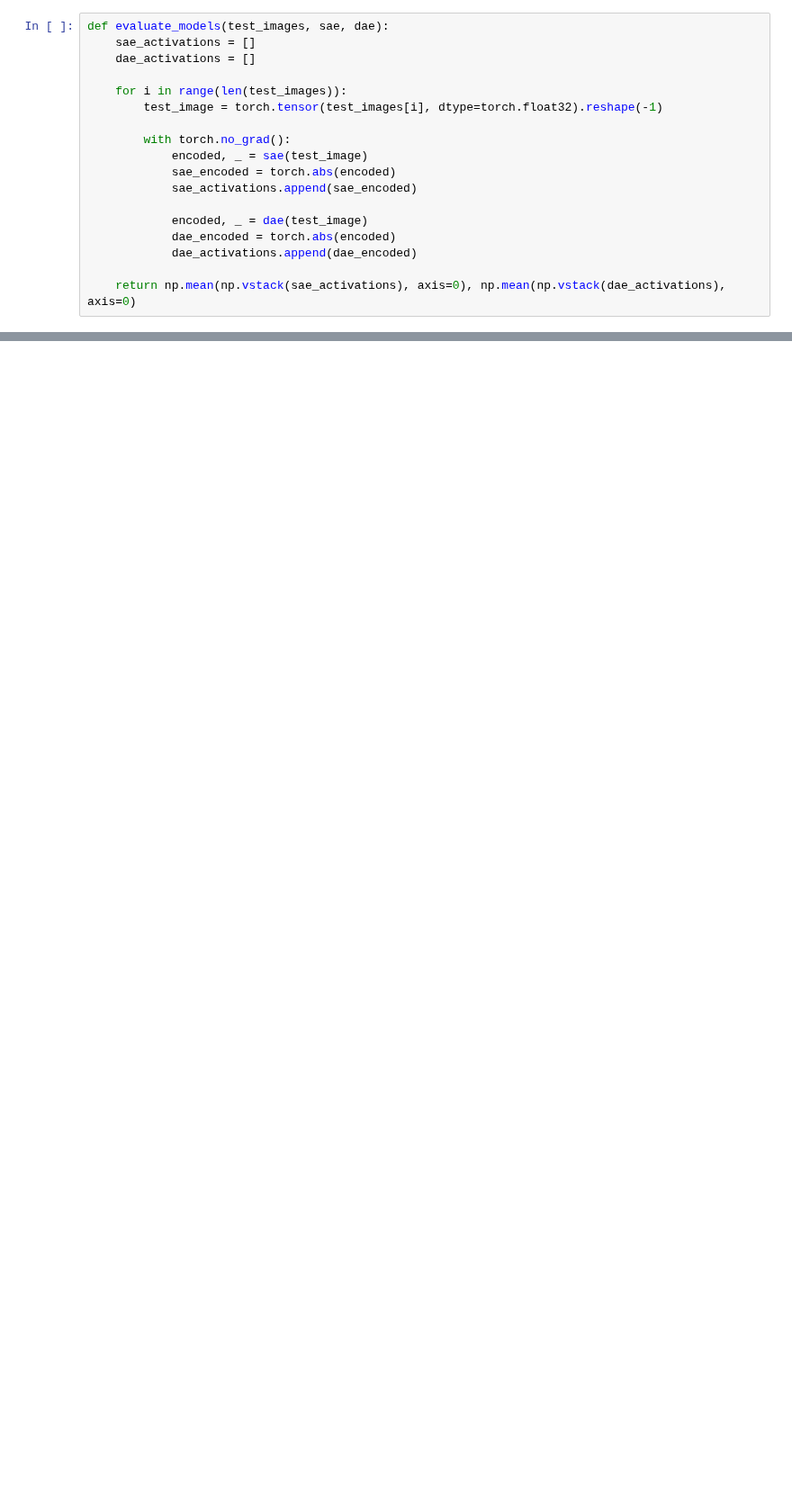
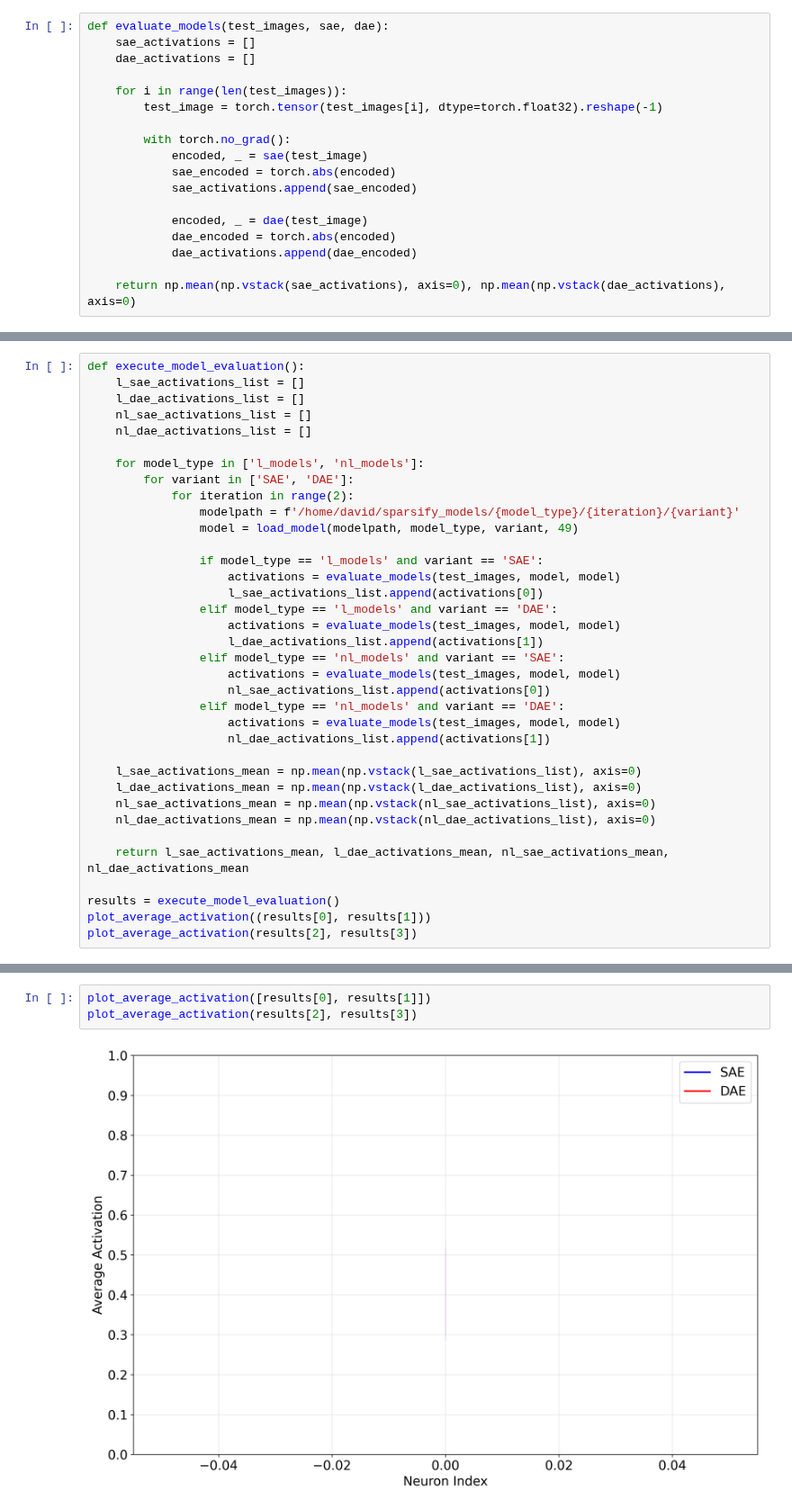
Before and after one commit to DiJam20/developing-autoencoders, a Jupyter notebook: 16_Activation_Difference.ipynb, the cells around one changed output, grey strips where cells are left out. Shown at 90% size. Saved outputs shown, nothing was run; the diff lists cells and outputs as text; blank space fills up the shorter version.

```diff
--- a/16_Activation_Difference.ipynb
+++ b/16_Activation_Difference.ipynb
@@ -129,0 +128,36 @@ def plot_average_activation(results):
+# %%
+def execute_model_evaluation():
+    l_sae_activations_list = []
+    l_dae_activations_list = []
+    nl_sae_activations_list = []
+    nl_dae_activations_list = []
+
+    for model_type in ['l_models', 'nl_models']:
+        for variant in ['SAE', 'DAE']:
+            for iteration in range(2):
+                modelpath = f'/home/david/sparsify_models/{model_type}/{iteration}/{variant}'
+                model = load_model(modelpath, model_type, variant, 49)
+
+                if model_type == 'l_models' and variant == 'SAE':
+                    activations = evaluate_models(test_images, model, model)
+                    l_sae_activations_list.append(activations[0])
+                elif model_type == 'l_models' and variant == 'DAE':
+                    activations = evaluate_models(test_images, model, model)
+                    l_dae_activations_list.append(activations[1])
+                elif model_type == 'nl_models' and variant == 'SAE':
+                    activations = evaluate_models(test_images, model, model)
+                    nl_sae_activations_list.append(activations[0])
+                elif model_type == 'nl_models' and variant == 'DAE':
+                    activations = evaluate_models(test_images, model, model)
+                    nl_dae_activations_list.append(activations[1])
+
+    l_sae_activations_mean = np.mean(np.vstack(l_sae_activations_list), axis=0)
+    l_dae_activations_mean = np.mean(np.vstack(l_dae_activations_list), axis=0)
+    nl_sae_activations_mean = np.mean(np.vstack(nl_sae_activations_list), axis=0)
+    nl_dae_activations_mean = np.mean(np.vstack(nl_dae_activations_list), axis=0)
+
+    return l_sae_activations_mean, l_dae_activations_mean, nl_sae_activations_mean, nl_dae_activations_mean
+
+results = execute_model_evaluation()
+plot_average_activation((results[0], results[1]))
+plot_average_activation(results[2], results[3])
@@ -129,0 +186,5 @@ def plot_average_activation(results):
+# %%
+plot_average_activation([results[0], results[1]])
+plot_average_activation(results[2], results[3])
+# %% [output]
+[figure, added]
```
Also changed, not shown: parts of 10 cells of this notebook.
